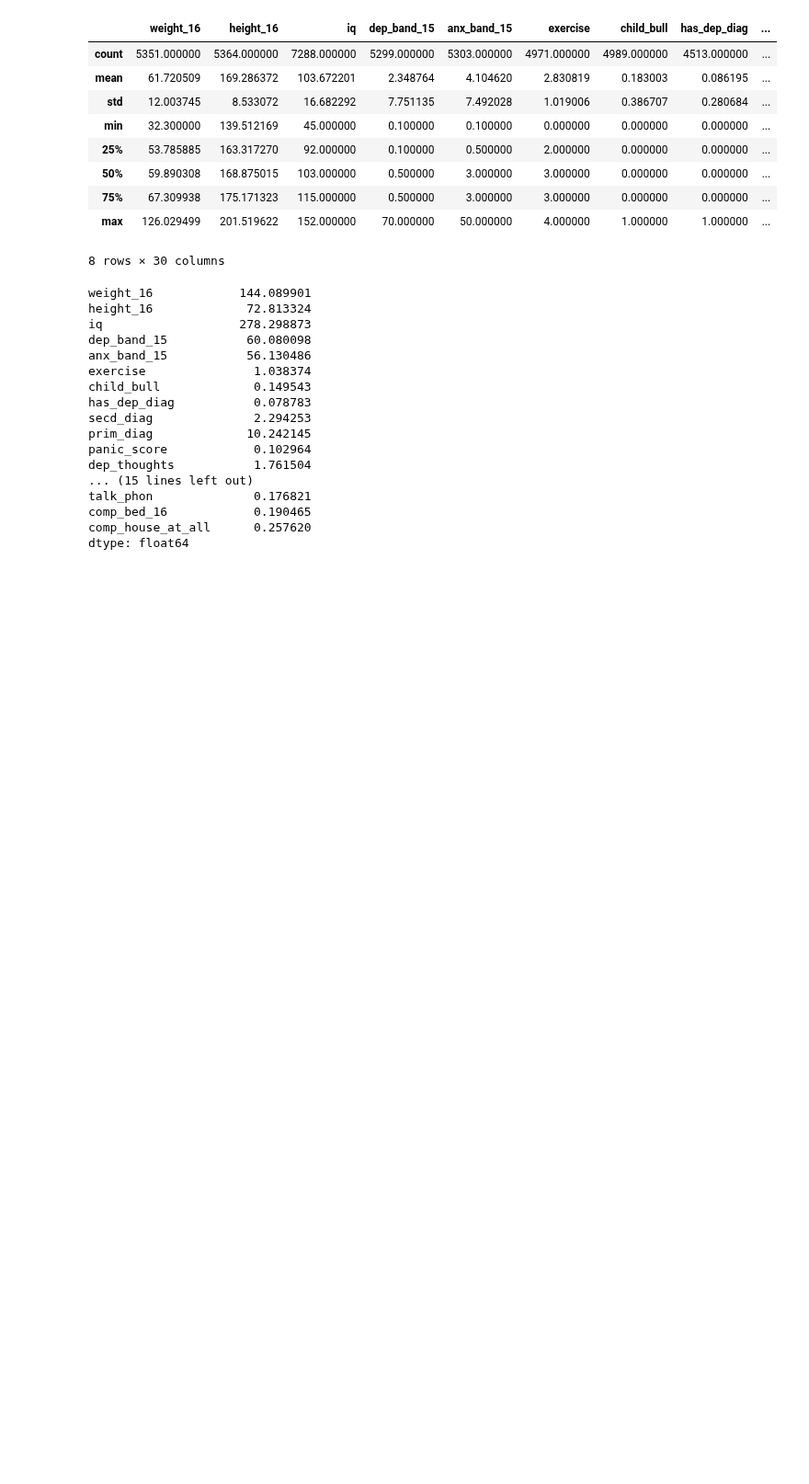
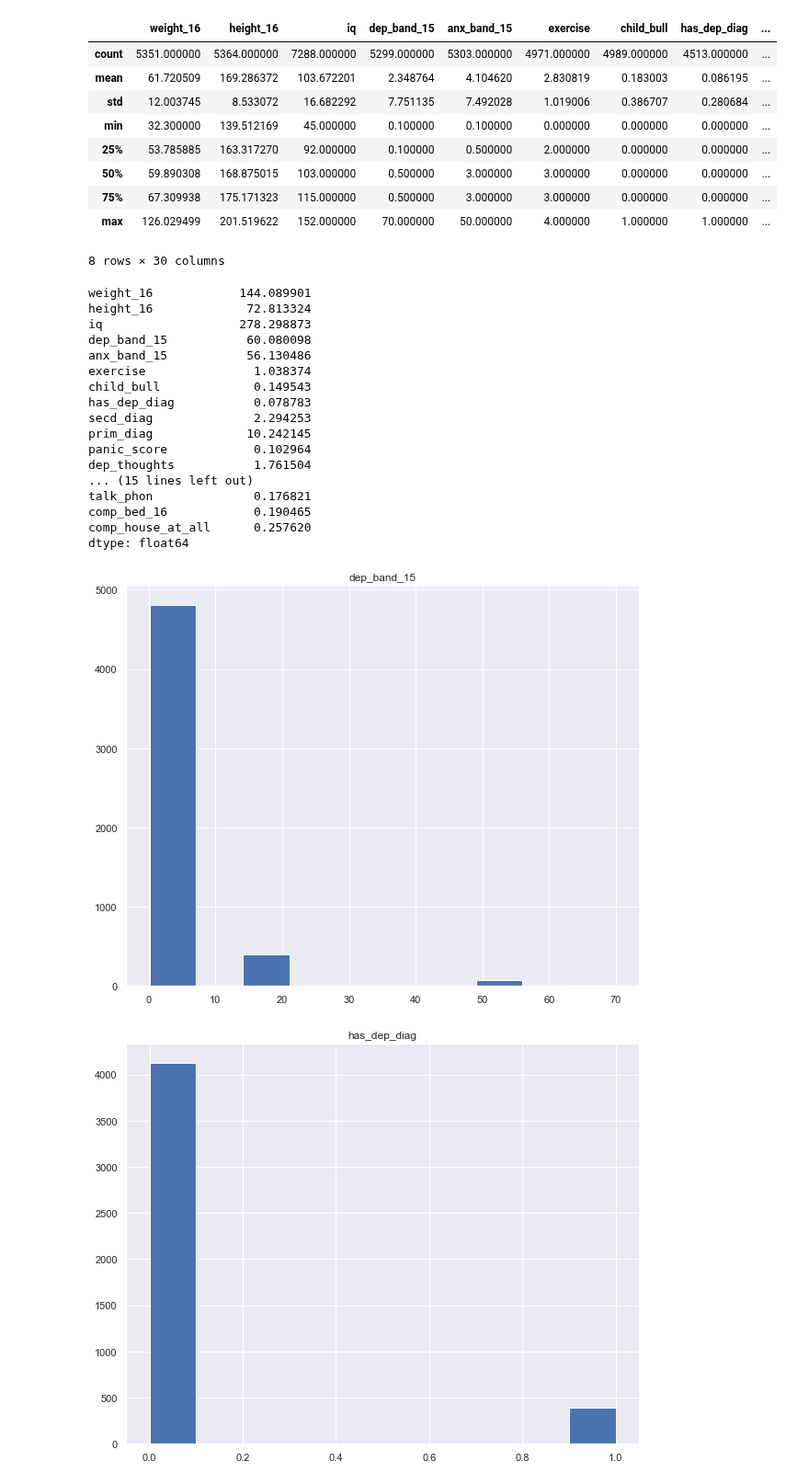
Before and after one commit to kkadzielna/project_14, a Jupyter notebook: exploration_and_modelling.ipynb, the cells around one changed output. Shown at 92% size. Drawn from its saved outputs; the diff is of its cells as text; code cells hidden in the pictures; blank space fills up the shorter version.

```diff
--- a/exploration_and_modelling.ipynb
+++ b/exploration_and_modelling.ipynb
@@ -302,3 +302,12 @@ talk_phon              0.176821
 comp_bed_16            0.190465
 comp_house_at_all      0.257620
 dtype: float64
+# %%
+for i in dep:
+    fig = plt.figure()
+    ax = fig.add_subplot(1,1,1)
+    ax.hist(data[i])
+    plt.title(i)
+# %% [output]
+[figure, added]
+[figure, added]
```
Also changed, not shown: parts of 4 cells of this notebook, 1 other file.
